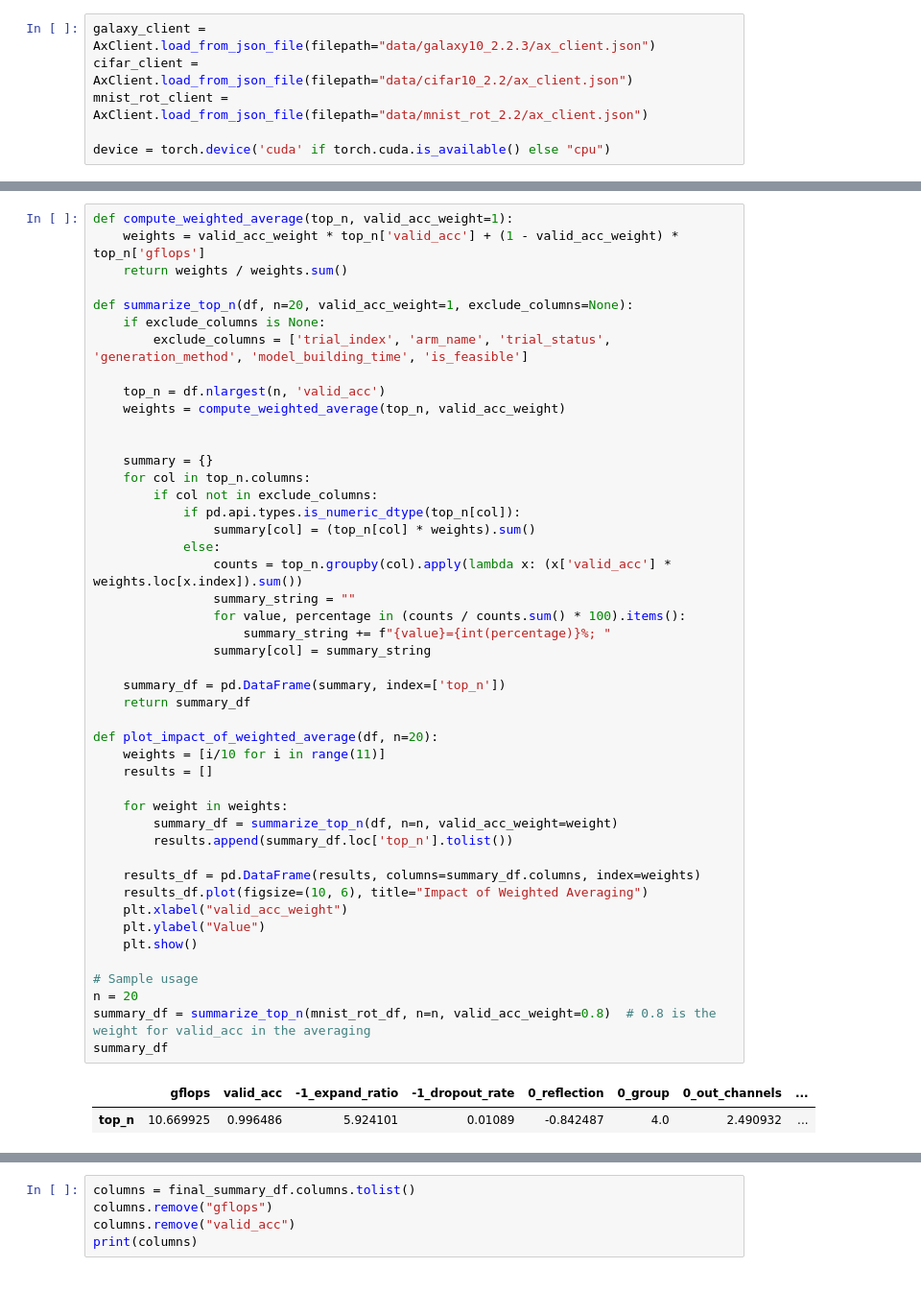
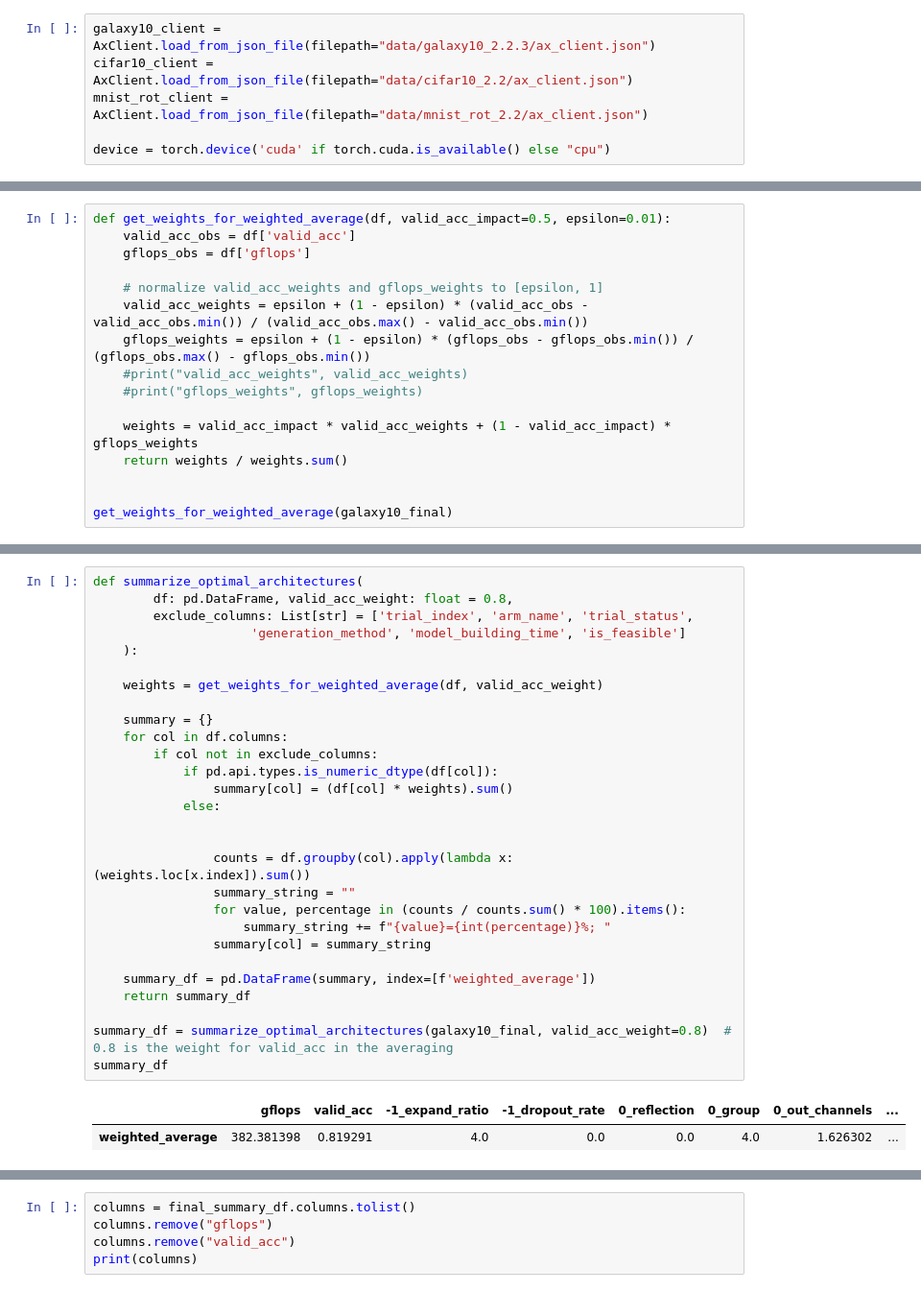
Before and after one commit to ga92xug/master-thesis, a Jupyter notebook: NAS/best_common_architecture.ipynb, the cells around one changed output, grey strips where cells are left out. Shown at 96% size. Saved outputs shown, nothing was run; the diff lists cells and outputs as text.

```diff
--- a/NAS/best_common_architecture.ipynb
+++ b/NAS/best_common_architecture.ipynb
@@ -35,6 +23,6 @@ from run_command import run_command
 # %%
-galaxy_client = AxClient.load_from_json_file(filepath="data/galaxy10_2.2.3/ax_client.json")
-cifar_client = AxClient.load_from_json_file(filepath="data/cifar10_2.2/ax_client.json")
+galaxy10_client = AxClient.load_from_json_file(filepath="data/galaxy10_2.2.3/ax_client.json")
+cifar10_client = AxClient.load_from_json_file(filepath="data/cifar10_2.2/ax_client.json")
 mnist_rot_client = AxClient.load_from_json_file(filepath="data/mnist_rot_2.2/ax_client.json")
 
 device = torch.device('cuda' if torch.cuda.is_available() else "cpu")
@@ -125,0 +155,16 @@ cifar_df.sort_values(by=["valid_acc"], ascending=False).head(20)
+# %%
+def get_weights_for_weighted_average(df, valid_acc_impact=0.5, epsilon=0.01):
+    valid_acc_obs = df['valid_acc']
+    gflops_obs = df['gflops']
+
+    # normalize valid_acc_weights and gflops_weights to [epsilon, 1]
+    valid_acc_weights = epsilon + (1 - epsilon) * (valid_acc_obs - valid_acc_obs.min()) / (valid_acc_obs.max() - valid_acc_obs.min())
+    gflops_weights = epsilon + (1 - epsilon) * (gflops_obs - gflops_obs.min()) / (gflops_obs.max() - gflops_obs.min())
+    #print("valid_acc_weights", valid_acc_weights)
+    #print("gflops_weights", gflops_weights)
+
+    weights = valid_acc_impact * valid_acc_weights + (1 - valid_acc_impact) * gflops_weights
+    return weights / weights.sum()
+
+
+get_weights_for_weighted_average(galaxy10_final)
@@ -126,51 +181,33 @@ cifar_df.sort_values(by=["valid_acc"], ascending=False).head(20)
 # %%
-def compute_weighted_average(top_n, valid_acc_weight=1):
-    weights = valid_acc_weight * top_n['valid_acc'] + (1 - valid_acc_weight) * top_n['gflops']
-    return weights / weights.sum()
+def summarize_optimal_architectures(
+        df: pd.DataFrame, valid_acc_weight: float = 0.8,
+        exclude_columns: List[str] = ['trial_index', 'arm_name', 'trial_status',
+                     'generation_method', 'model_building_time', 'is_feasible']
+    ):
 
-def summarize_top_n(df, n=20, valid_acc_weight=1, exclude_columns=None):
-    if exclude_columns is None:
-        exclude_columns = ['trial_index', 'arm_name', 'trial_status', 'generation_method', 'model_building_time', 'is_feasible']
+    weights = get_weights_for_weighted_average(df, valid_acc_weight)
 
-    top_n = df.nlargest(n, 'valid_acc')
-    weights = compute_weighted_average(top_n, valid_acc_weight)
+    summary = {}
+    for col in df.columns:
+        if col not in exclude_columns:
+            if pd.api.types.is_numeric_dtype(df[col]):
+                summary[col] = (df[col] * weights).sum()
+            else:
 
 
-    summary = {}
-    for col in top_n.columns:
-        if col not in exclude_columns:
-            if pd.api.types.is_numeric_dtype(top_n[col]):
-                summary[col] = (top_n[col] * weights).sum()
-            else:
-                counts = top_n.groupby(col).apply(lambda x: (x['valid_acc'] * weights.loc[x.index]).sum())
+                counts = df.groupby(col).apply(lambda x: (weights.loc[x.index]).sum())
                 summary_string = ""
                 for value, percentage in (counts / counts.sum() * 100).items():
                     summary_string += f"{value}={int(percentage)}%; "
                 summary[col] = summary_string
 
-    summary_df = pd.DataFrame(summary, index=['top_n'])
+    summary_df = pd.DataFrame(summary, index=[f'weighted_average'])
     return summary_df
 
-def plot_impact_of_weighted_average(df, n=20):
-    weights = [i/10 for i in range(11)]
-    results = []
-
-    for weight in weights:
-        summary_df = summarize_top_n(df, n=n, valid_acc_weight=weight)
-        results.append(summary_df.loc['top_n'].tolist())
-
-    results_df = pd.DataFrame(results, columns=summary_df.columns, index=weights)
-    results_df.plot(figsize=(10, 6), title="Impact of Weighted Averaging")
-    plt.xlabel("valid_acc_weight")
-    plt.ylabel("Value")
-    plt.show()
-
-# Sample usage
-n = 20
-summary_df = summarize_top_n(mnist_rot_df, n=n, valid_acc_weight=0.8)  # 0.8 is the weight for valid_acc in the averaging
+summary_df = summarize_optimal_architectures(galaxy10_final, valid_acc_weight=0.8)  # 0.8 is the weight for valid_acc in the averaging
 summary_df
 # %% [output]
 |  | gflops | valid_acc | -1_expand_ratio | -1_dropout_rate | 0_reflection | 0_group | 0_out_channels | ... |
-| top_n | 10.669925 | 0.996486 | 5.924101 | 0.01089 | -0.842487 | 4.0 | 2.490932 | ... |
+| weighted_average | 382.381398 | 0.819291 | 4.0 | 0.0 | 0.0 | 4.0 | 1.626302 | ... |
 # %%
 # List of DataFrames
```
Also changed, not shown: parts of 8 cells of this notebook, 7 other files.
